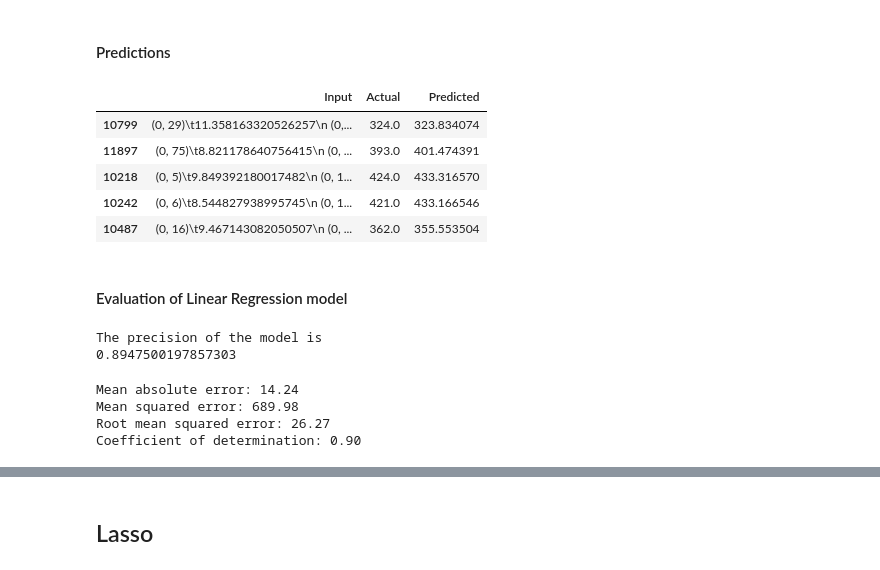
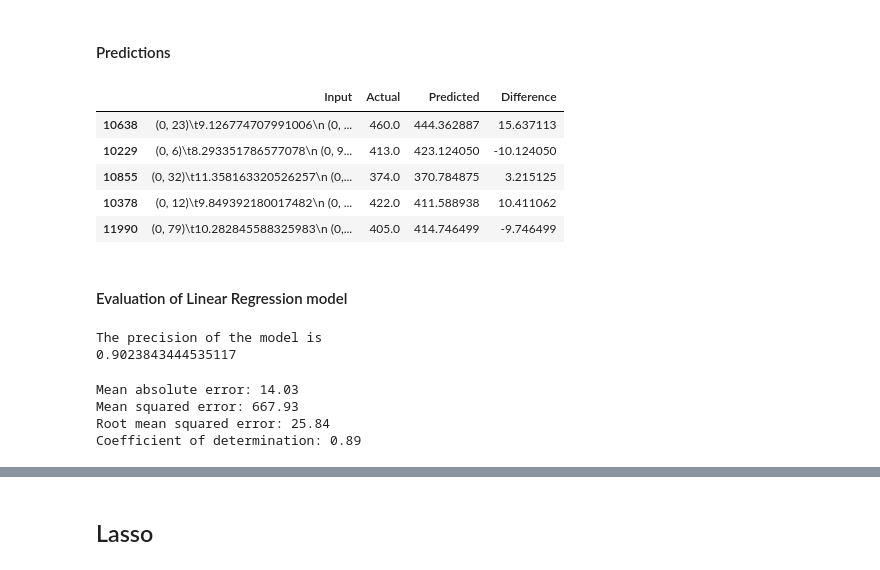
Before and after one commit to RitRa/Msc_CA2, a Jupyter notebook: notebooks/CA2_models.ipynb, the cells around one changed output, grey strips where cells are left out. Saved outputs shown, nothing was run; the diff lists cells and outputs as text; code cells hidden in the pictures.

```diff
--- a/notebooks/CA2_models.ipynb
+++ b/notebooks/CA2_models.ipynb
@@ -128,7 +149,7 @@ from sklearn.metrics import mean_absolute_error
 regr = LinearRegression()
 regr.fit(X_train, y_train)
 
-x_trans_ = regr.fit(X_train, y_train)
+#x_trans_ = regr.fit(X_train, y_train)
 # %% [output]
 LinearRegression()
 # %% [markdown]
@@ -138,15 +159,16 @@ LinearRegression()
 #X_test
 y_pred = regr.predict(X_test)
 # %%
-df=pd.DataFrame({'Input':X_test, 'Actual':y_test, 'Predicted':y_pred})
+df=pd.DataFrame({'Input':X_test, 'Actual':y_test, 'Predicted':y_pred, 'Difference': (y_test - y_pred)})
+
 df.head()
 # %% [output]
-|  | Input | Actual | Predicted |
-| 10799 | (0, 29)\t11.358163320526257\n (0,... | 324.0 | 323.834074 |
-| 11897 | (0, 75)\t8.821178640756415\n (0, ... | 393.0 | 401.474391 |
-| 10218 | (0, 5)\t9.849392180017482\n (0, 1... | 424.0 | 433.316570 |
-| 10242 | (0, 6)\t8.544827938995745\n (0, 1... | 421.0 | 433.166546 |
-| 10487 | (0, 16)\t9.467143082050507\n (0, ... | 362.0 | 355.553504 |
+|  | Input | Actual | Predicted | Difference |
+| 10638 | (0, 23)\t9.126774707991006\n (0, ... | 460.0 | 444.362887 | 15.637113 |
+| 10229 | (0, 6)\t8.293351786577078\n (0, 9... | 413.0 | 423.124050 | -10.124050 |
+| 10855 | (0, 32)\t11.358163320526257\n (0,... | 374.0 | 370.784875 | 3.215125 |
+| 10378 | (0, 12)\t9.849392180017482\n (0, ... | 422.0 | 411.588938 | 10.411062 |
+| 11990 | (0, 79)\t10.282845588325983\n (0,... | 405.0 | 414.746499 | -9.746499 |
 # %% [markdown]
 #### Evaluation of Linear Regression model
 # %%
@@ -158,7 +180,7 @@ print(regr.score(X_train, y_train))
 #one hot encoding - 0.8815790041207024
 # %% [output]
 The precision of the model is
-0.8947500197857303
+0.9023843444535117
 # %%
 import math
 
@@ -177,7 +199,7 @@ print("Root mean squared error: %.2f" % model_rmse)
 # The coefficient of determination: 1 is perfect prediction
 print("Coefficient of determination: %.2f" % r2_score(y_test,y_pred))
 # %% [output]
-Mean absolute error: 14.24
-Mean squared error: 689.98
-Root mean squared error: 26.27
-Coefficient of determination: 0.90
+Mean absolute error: 14.03
+Mean squared error: 667.93
+Root mean squared error: 25.84
+Coefficient of determination: 0.89
```
Also changed, not shown: parts of 27 cells of this notebook, 5 other files.
